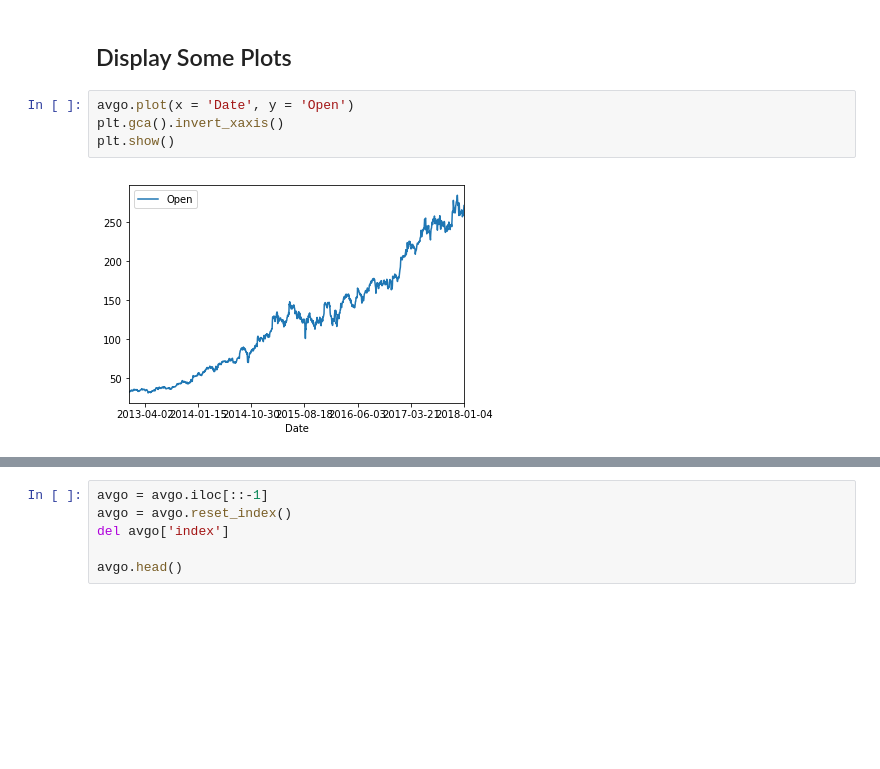
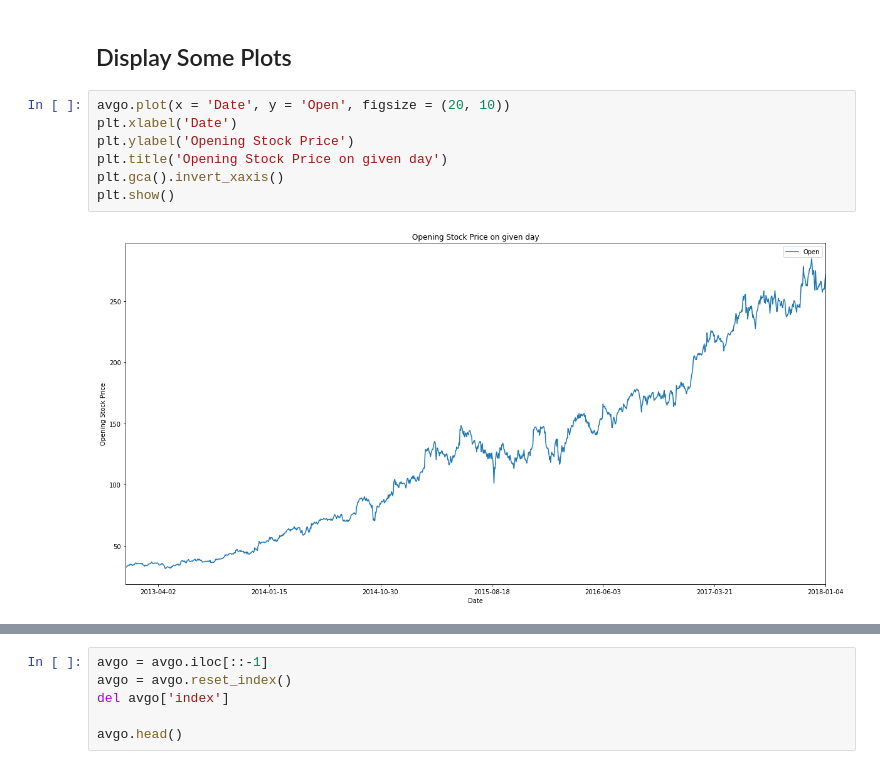
Before and after one commit to sandeeppaulraj/machine-learning, a Jupyter notebook: projects/capstone/stock_price_estimator.ipynb, the cells around one changed output, grey strips where cells are left out. Saved outputs shown, nothing was run; the diff lists cells and outputs as text; blank space fills up the shorter version.

```diff
--- a/projects/capstone/stock_price_estimator.ipynb
+++ b/projects/capstone/stock_price_estimator.ipynb
@@ -250,9 +251,12 @@ avgo.head(10)
 # %% [markdown]
 ## Display Some Plots
 # %%
-avgo.plot(x = 'Date', y = 'Open')
+avgo.plot(x = 'Date', y = 'Open', figsize = (20, 10))
+plt.xlabel('Date')
+plt.ylabel('Opening Stock Price')
+plt.title('Opening Stock Price on given day')
 plt.gca().invert_xaxis()
 plt.show()
 # %% [output]
-[figure, old version]
+[figure, new version]
 # %%
```
Also changed, not shown: parts of 44 cells of this notebook.
